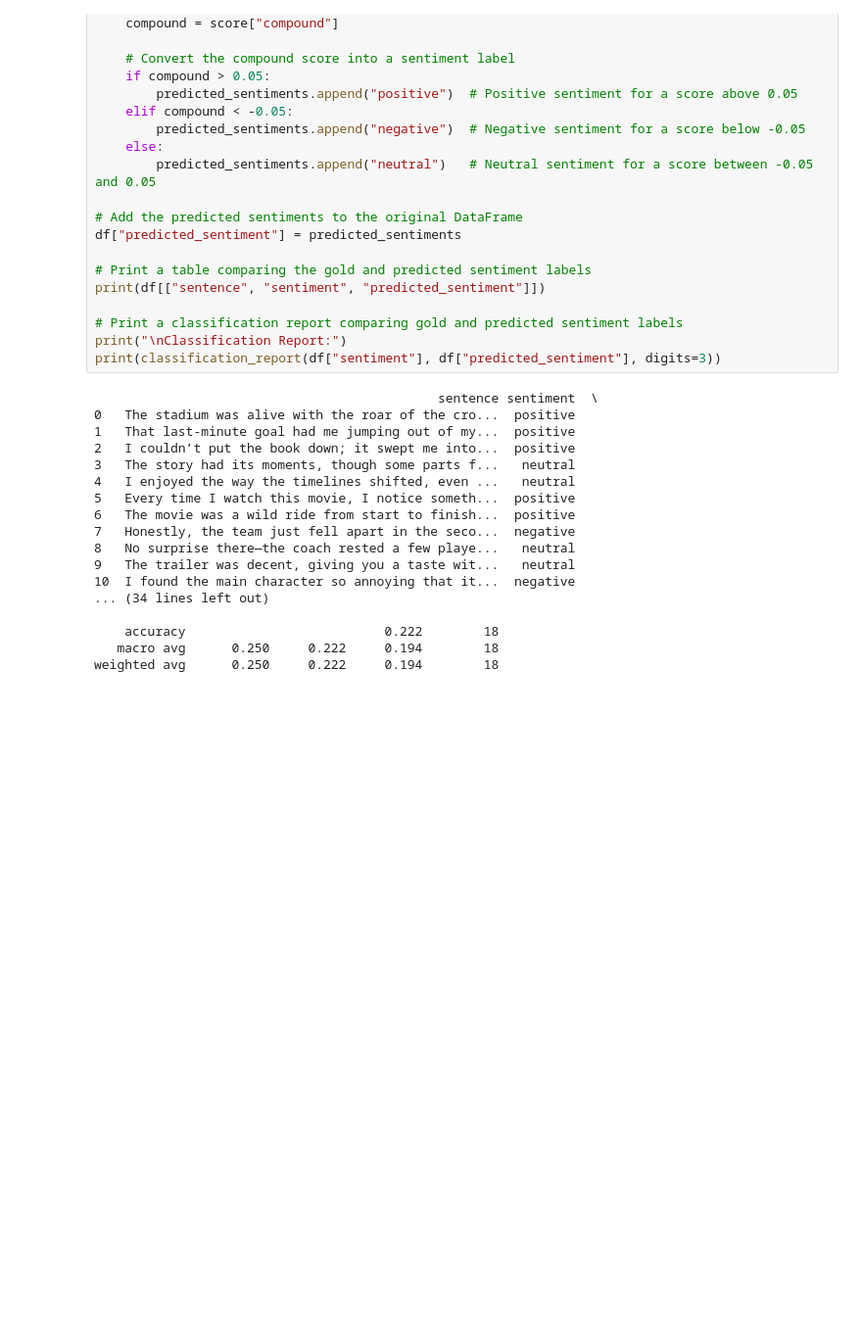
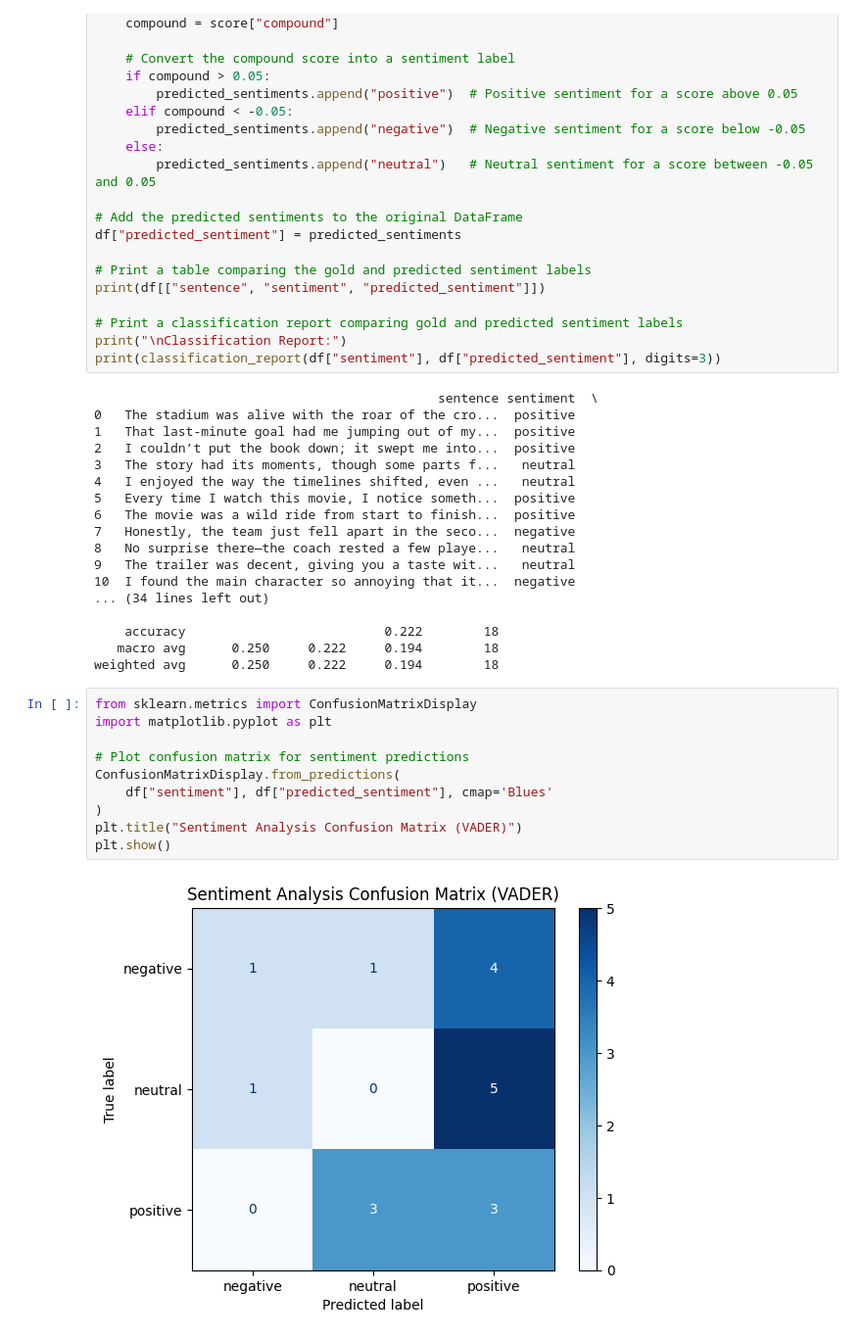
Before and after one commit to sybemelsert/Text_Mining_poster, a Jupyter notebook: Vader_sentiment_ana.ipynb, the cells around one changed output. Shown at 98% size. Drawn from its saved outputs; the diff is of its cells as text; blank space fills up the shorter version.

```diff
--- a/Vader_sentiment_ana.ipynb
+++ b/Vader_sentiment_ana.ipynb
@@ -54,3 +54,15 @@ print(classification_report(df["sentiment"], df["predicted_sentiment"], digits=3
     accuracy                          0.222        18
    macro avg      0.250     0.222     0.194        18
 weighted avg      0.250     0.222     0.194        18
+# %%
+from sklearn.metrics import ConfusionMatrixDisplay
+import matplotlib.pyplot as plt
+
+# Plot confusion matrix for sentiment predictions
+ConfusionMatrixDisplay.from_predictions(
+    df["sentiment"], df["predicted_sentiment"], cmap='Blues'
+)
+plt.title("Sentiment Analysis Confusion Matrix (VADER)")
+plt.show()
+# %% [output]
+[figure, added]
```
Also changed, not shown: parts of 2 cells of this notebook, 1 other file.
